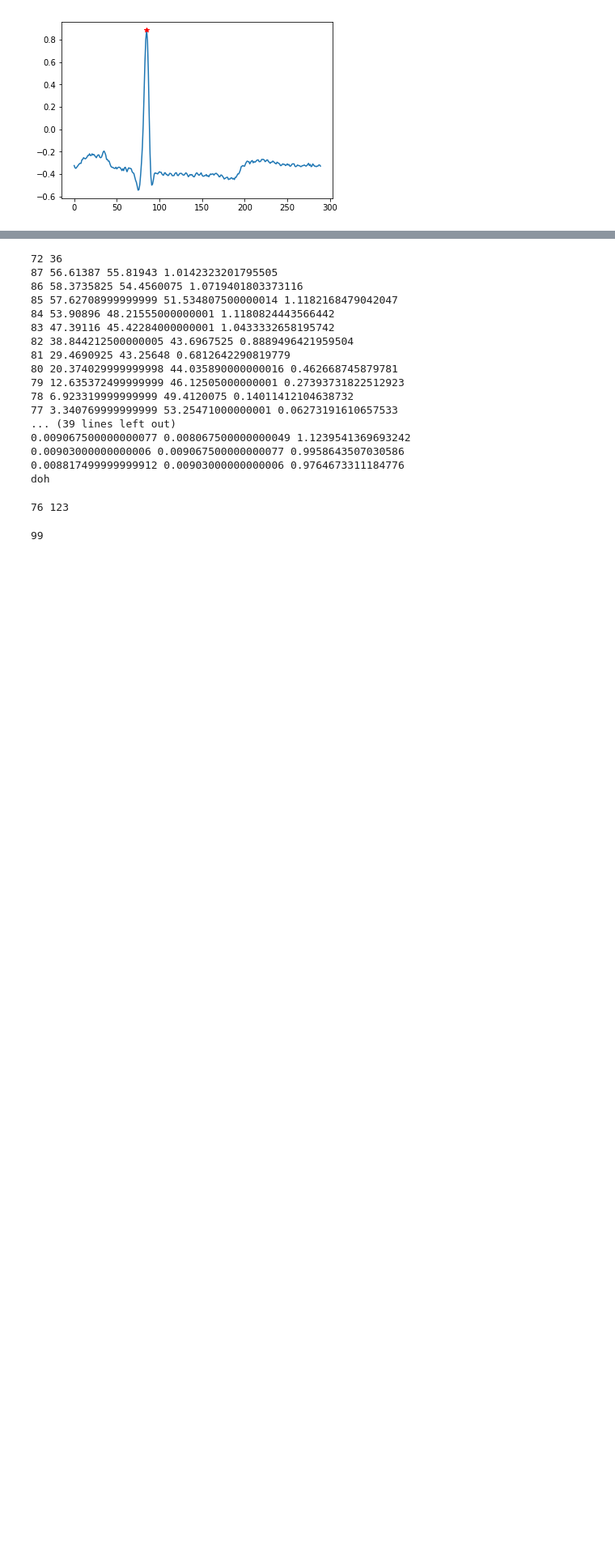
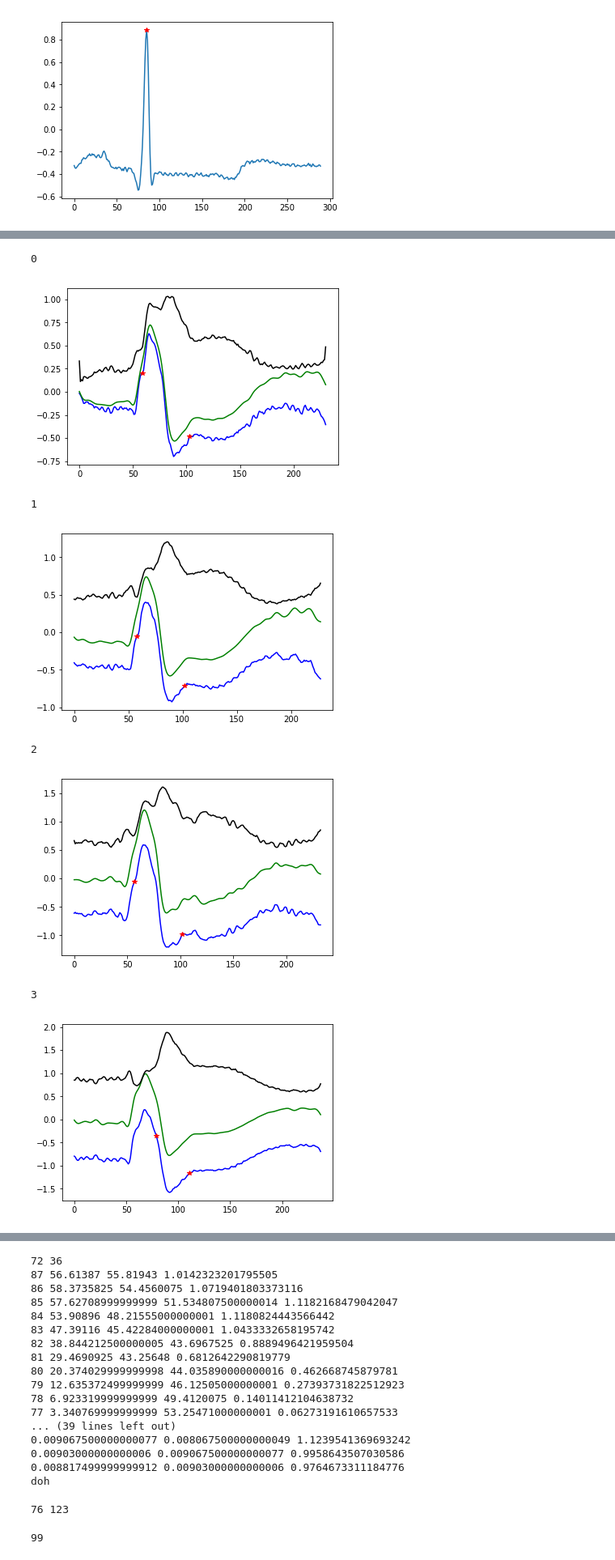
Before and after one commit to cx1111/beat-classifier, a Jupyter notebook: analysis/1-left-block.ipynb, the cells around one changed output, grey strips where cells are left out. Shown at 81% size. Saved outputs shown, nothing was run; the diff lists cells and outputs as text; code cells hidden in the pictures; blank space fills up the shorter version.

```diff
--- a/analysis/1-left-block.ipynb
+++ b/analysis/1-left-block.ipynb
@@ -153,0 +190,25 @@ plt.show()
+# %%
+
+# Problem: The hilbert transform is not a good envelope function for
+# bundle branch block
+for i in range(10):
+    print(i)
+    s, p = l_beats[i], l_centers[i]
+    sig_f, sig_h, sig_e, env, qrs_0, qrs_1 = segment_beat(s, p, fs=360, max_qrs_duration=0.2)
+    plt.figure()
+    plt.plot(s, 'b')
+    plt.plot(sig_f, 'g')
+    plt.plot(sig_e, 'k')
+    plt.plot(qrs_0, s[qrs_0], 'r*')
+    plt.plot(qrs_1, s[qrs_1], 'r*')
+    plt.show()
+    # 2 3 9 early, 6 late for normal
+# %% [output]
+0
+[figure, added]
+1
+[figure, added]
+2
+[figure, added]
+3
+[figure, added]
```
Also changed, not shown: parts of 7 cells of this notebook.
